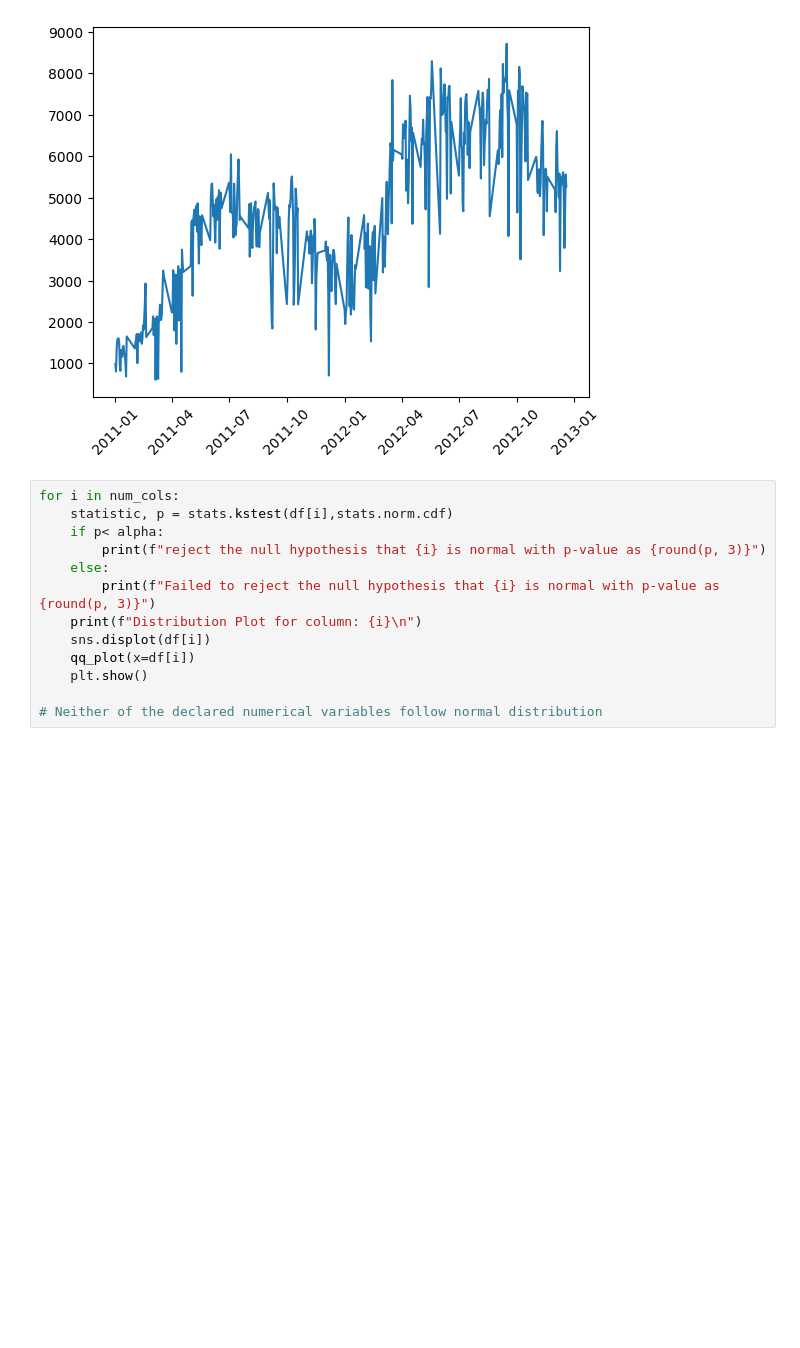
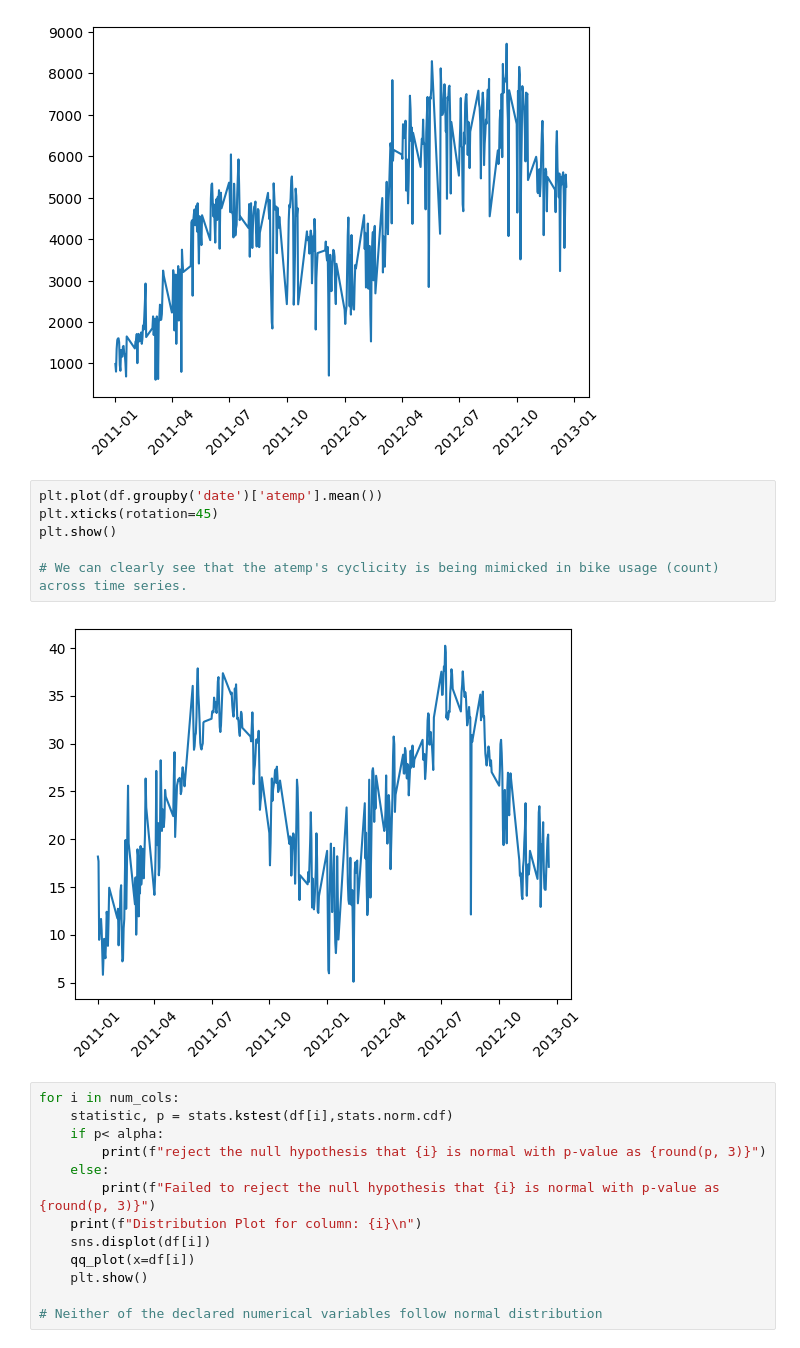
Before and after one commit to trehansalil/yulu_data_analysis, a Jupyter notebook: data_analysis.ipynb, the cells around one changed output. Drawn from its saved outputs; the diff is of its cells as text; blank space fills up the shorter version.

```diff
--- a/data_analysis.ipynb
+++ b/data_analysis.ipynb
@@ -198,6 +206,14 @@ plt.show()
 # There is  clear signs of seasonality in out count given over here.
 # %% [output]
 [figure]
+# %%
+plt.plot(df.groupby('date')['atemp'].mean())
+plt.xticks(rotation=45)
+plt.show()
+
+# We can clearly see that the atemp's cyclicity is being mimicked in bike usage (count) across time series.
+# %% [output]
+[figure, added]
 # %%
 for i in num_cols:
     statistic, p = stats.kstest(df[i],stats.norm.cdf)
```
Also changed, not shown: parts of 25 cells of this notebook.
